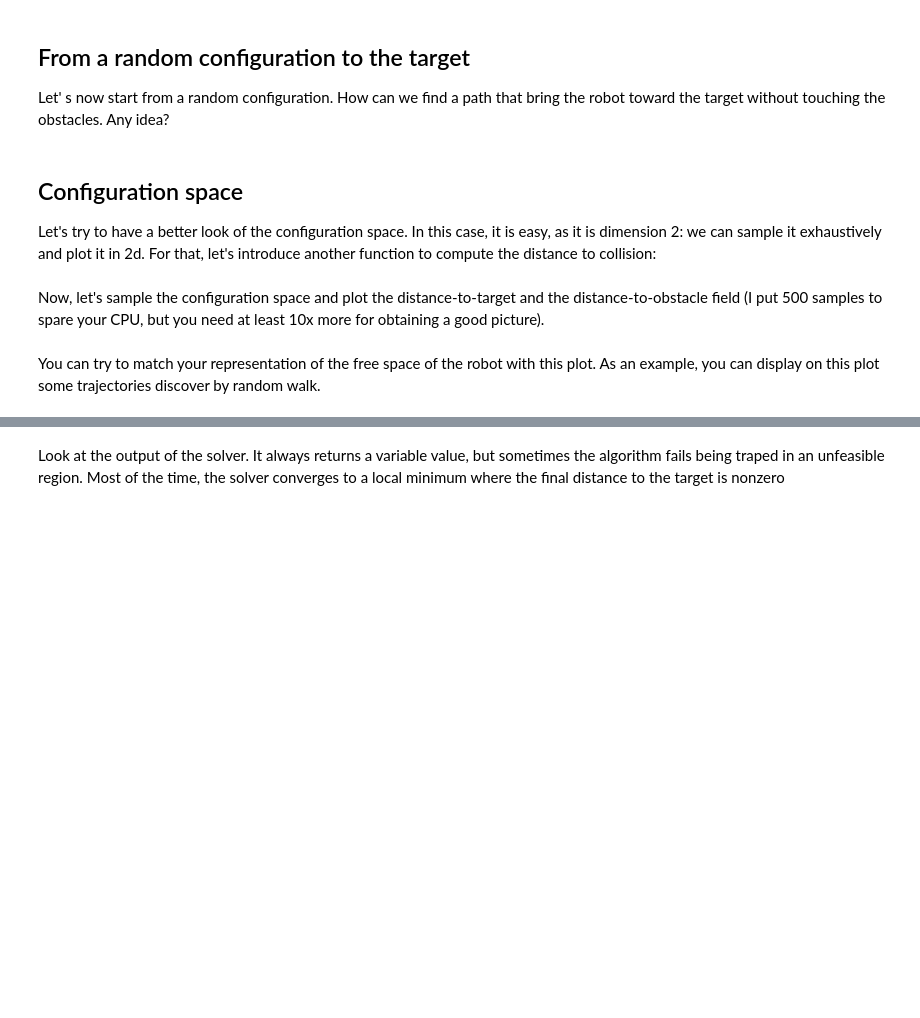
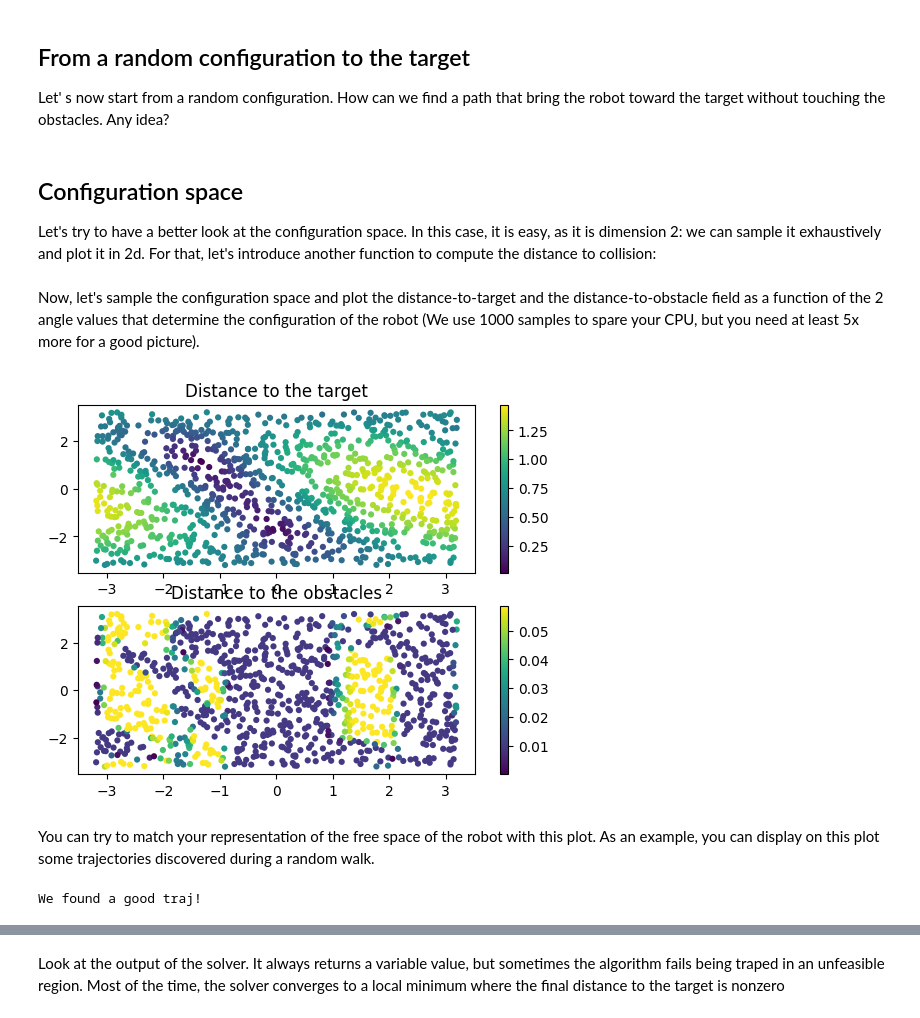
Before and after one commit to Gepetto/supaero2022, a Jupyter notebook: 0_introduction_to_numerical_robotics.ipynb, the cells around one changed output, grey strips where cells are left out. Drawn from its saved outputs; the diff is of its cells as text; code cells hidden in the pictures; blank space fills up the shorter version.

```diff
--- a/0_introduction_to_numerical_robotics.ipynb
+++ b/0_introduction_to_numerical_robotics.ipynb
@@ -55,18 +64,16 @@ The robot is originally a 6 degrees-of-freedom (DOF) manipulator. Yet to make th
 The following function computes the position of the end effector (in 2d):
 # %%
 # %load tp0/generated/simple_path_planning_endef
-
 def endef(q):
-     '''Return the 2d position of the end effector.'''
-     pin.framesForwardKinematics(robot.model,robot.data,q)
-     return robot.data.oMf[-1].translation[[0,2]]
+     '''Return the 2d position of the end effector given a configuration q.'''
+     pin.framesForwardKinematics(robot.model,robot.data,q) # applies q to the robot model
+     return robot.data.oMf[-1].translation[[0,2]] #extracts the position of the effector
 # %% [markdown]
 The next function computes the distance between the end effector and the target.
 # %%
 # %load tp0/generated/simple_path_planning_dist
-
 def dist(q):
-     '''Return the distance between the end effector end the target (2d).'''
+     '''Given q, return the distance between the end effector and the target (2d).'''
      return norm(endef(q)-target.position)
 # %% [markdown]
 The last function checks if the robot is in collision, and returns True if a collision is detected.
@@ -114,6 +120,6 @@ Let' s now start from a random configuration. How can we find a path that bring
 # %% [markdown]
 ## Configuration space
-Let's try to have a better look of the configuration space. In this case, it is easy, as it is dimension 2: we can sample it exhaustively and plot it in 2d. For that, let's introduce another function to compute the distance to collision:
+Let's try to have a better look at the configuration space. In this case, it is easy, as it is dimension 2: we can sample it exhaustively and plot it in 2d. For that, let's introduce another function to compute the distance to collision:
 # %%
 # %load tp0/generated/simple_path_planning_colldist
 def collisionDistance(q):
@@ -123,10 +129,9 @@ def collisionDistance(q):
      idx = pin.computeDistances(robot.collision_model,robot.collision_data)
      return robot.collision_data.distanceResults[idx].min_distance
 # %% [markdown]
-Now, let's sample the configuration space and plot the distance-to-target and the distance-to-obstacle field (I put 500 samples to spare your CPU, but you need at least 10x more for obtaining a good picture).
+Now, let's sample the configuration space and plot the distance-to-target and the distance-to-obstacle field as a function of the 2 angle values that determine the configuration of the robot (We use 1000 samples to spare your CPU, but you need at least 5x more for a good picture).
 # %%
 # %load tp0/generated/simple_path_planning_sample
-
 def sampleSpace(nbSamples=500):
      '''
      Sample nbSamples configurations and store them in two lists depending
@@ -134,34 +139,36 @@ def sampleSpace(nbSamples=500):
      with the distance to the target and the distance to the obstacles.
      '''
      hcol = []
      hfree = []
      for i in range(nbSamples):
           q = qrand(False)
           if not coll(q):
                hfree.append( list(q.flat) + [ dist(q), collisionDistance(q) ])
           else:
                hcol.append(  list(q.flat) + [ dist(q), 1e-2 ])
      return hcol,hfree
 
 def plotConfigurationSpace(hcol,hfree,markerSize=20):
      '''
      Plot 2 "scatter" plots: the first one plot the distance to the target for
      each configuration, the second plots the distance to the obstacles (axis q1,q2,
      distance in the color space).
      '''
      htotal = hcol + hfree
      h=np.array(htotal)
      plt.subplot(2,1,1)
      plt.scatter(h[:,0],h[:,1],c=h[:,2],s=markerSize,lw=0)
      plt.title("Distance to the target")
      plt.colorbar()
      plt.subplot(2,1,2)
      plt.scatter(h[:,0],h[:,1],c=h[:,3],s=markerSize,lw=0)
      plt.title("Distance to the obstacles")
      plt.colorbar()
 
-hcol,hfree = sampleSpace(100)
+hcol,hfree = sampleSpace(1000)
 plotConfigurationSpace(hcol,hfree)
+# %% [output]
+[figure, added]
 # %% [markdown]
 You can try to match your representation of the free space of the robot with this plot.
-As an example, you can display on this plot some trajectories discover by random walk.
+As an example, you can display on this plot some trajectories discovered during a random walk.
@@ -170,3 +175,18 @@ As an example, you can display on this plot some trajectories discover by random
+# %%
+# %load tp0/generated/simple_path_planning_traj
+qinit = np.array([-1.1, -3. ])
+for i in range(100):
+     traj = randomDescent(qinit)
+     if dist(traj[-1])<5e-2:
+          print('We found a good traj!')
+          break
+traj = np.array(traj)
+### Chose trajectory end to be in [-pi,pi]
+qend = (traj[-1]+np.pi) % (2*np.pi) - np.pi
+### Take the entire trajectory it modulo 2 pi
+traj += (qend-traj[-1])
+# %% [output]
+We found a good traj!
 # %%
 if 'traj' in locals():   ### Skip this cell if the previous block is not solved.
     plotConfigurationSpace(hcol,hfree)
```
Also changed, not shown: parts of 19 cells of this notebook, 8 other files.
